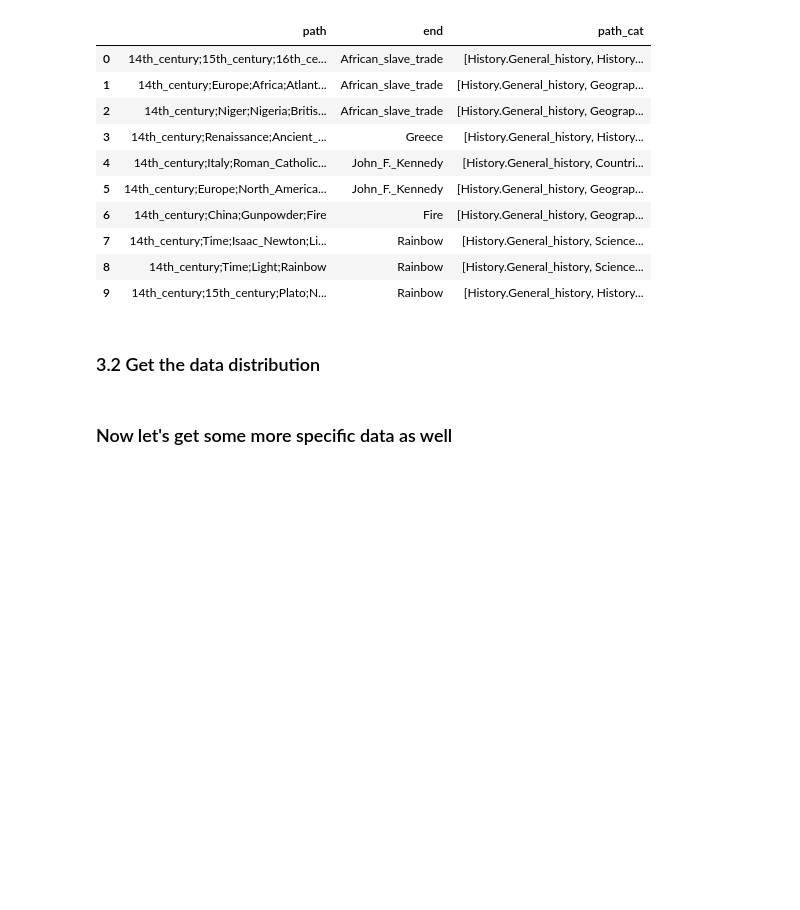
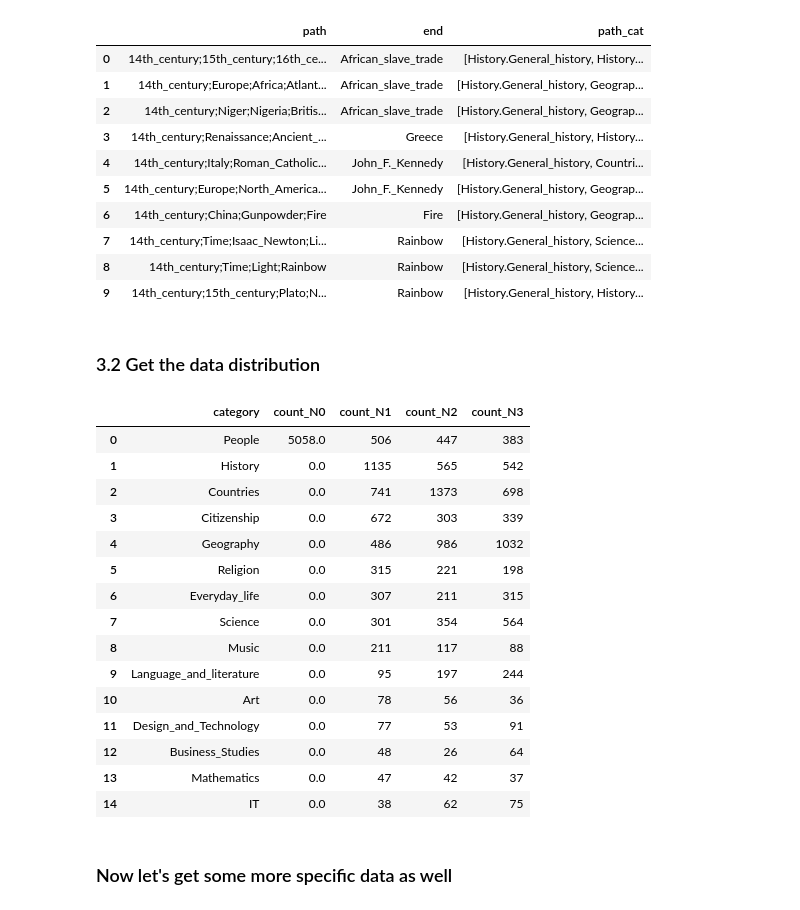
Before and after one commit to epfl-ada/ada-2023-project-ndlmada, a Jupyter notebook: final_notebook.ipynb, the cells around one changed output. Saved outputs shown, nothing was run; the diff lists cells and outputs as text; code cells hidden in the pictures; blank space fills up the shorter version.

```diff
--- a/final_notebook.ipynb
+++ b/final_notebook.ipynb
@@ -346,6 +346,25 @@ new_path_dict = update_dict_with_counts(path_dict)
 #combine everything in a single dataframe
 
 dict_for_bar_plot = {key:create_dict_for_plotly_bar(new_path_dict[key]) for key in new_path_dict.keys()}
+# %%
+dict_for_bar_plot['People']
+# %% [output]
+|  | category | count_N0 | count_N1 | count_N2 | count_N3 |
+| 0 | People | 5058.0 | 506 | 447 | 383 |
+| 1 | History | 0.0 | 1135 | 565 | 542 |
+| 2 | Countries | 0.0 | 741 | 1373 | 698 |
+| 3 | Citizenship | 0.0 | 672 | 303 | 339 |
+| 4 | Geography | 0.0 | 486 | 986 | 1032 |
+| 5 | Religion | 0.0 | 315 | 221 | 198 |
+| 6 | Everyday_life | 0.0 | 307 | 211 | 315 |
+| 7 | Science | 0.0 | 301 | 354 | 564 |
+| 8 | Music | 0.0 | 211 | 117 | 88 |
+| 9 | Language_and_literature | 0.0 | 95 | 197 | 244 |
+| 10 | Art | 0.0 | 78 | 56 | 36 |
+| 11 | Design_and_Technology | 0.0 | 77 | 53 | 91 |
+| 12 | Business_Studies | 0.0 | 48 | 26 | 64 |
+| 13 | Mathematics | 0.0 | 47 | 42 | 37 |
+| 14 | IT | 0.0 | 38 | 62 | 75 |
 # %% [markdown]
 ### Now let's get some more specific data as well
 # %% [markdown]
```
Also changed, not shown: parts of 2 cells of this notebook, 1 other file.
